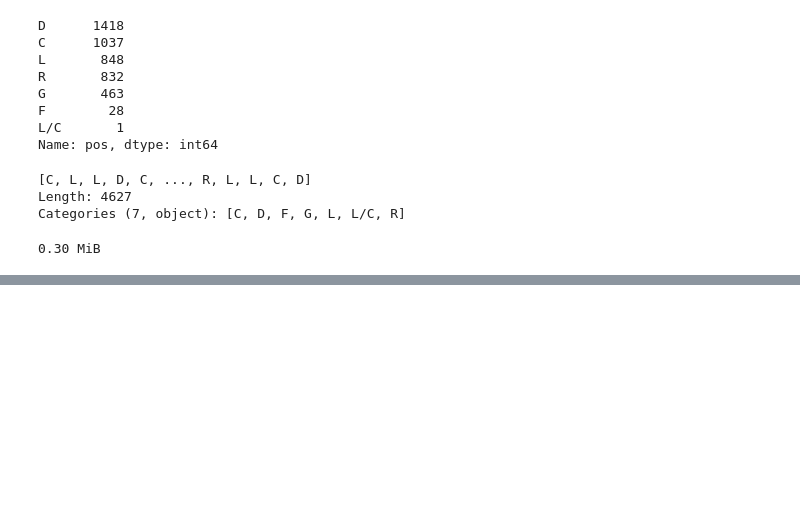
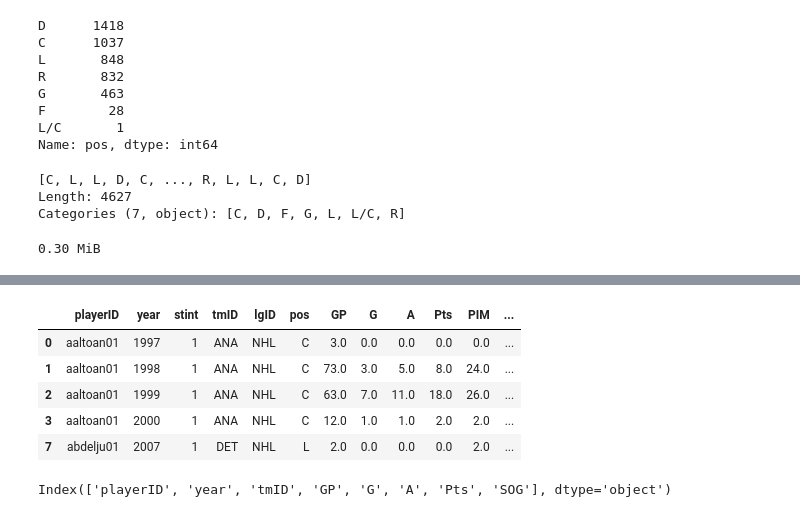
Before and after one commit to agu3rra/mynotes, a Jupyter notebook: DataAnalytics/advanced-pandas/main.ipynb, the cells around one changed output, grey strips where cells are left out. Drawn from its saved outputs; the diff is of its cells as text; code cells hidden in the pictures; blank space fills up the shorter version.

```diff
--- a/DataAnalytics/advanced-pandas/main.ipynb
+++ b/DataAnalytics/advanced-pandas/main.ipynb
@@ -125,0 +183,15 @@ mem_mib(master)
+# %%
+scoring.head()
+# %% [output]
+|  | playerID | year | stint | tmID | lgID | pos | GP | G | A | Pts | PIM | ... |
+| 0 | aaltoan01 | 1997 | 1 | ANA | NHL | C | 3.0 | 0.0 | 0.0 | 0.0 | 0.0 | ... |
+| 1 | aaltoan01 | 1998 | 1 | ANA | NHL | C | 73.0 | 3.0 | 5.0 | 8.0 | 24.0 | ... |
+| 2 | aaltoan01 | 1999 | 1 | ANA | NHL | C | 63.0 | 7.0 | 11.0 | 18.0 | 26.0 | ... |
+| 3 | aaltoan01 | 2000 | 1 | ANA | NHL | C | 12.0 | 1.0 | 1.0 | 2.0 | 2.0 | ... |
+| 7 | abdelju01 | 2007 | 1 | DET | NHL | L | 2.0 | 0.0 | 0.0 | 0.0 | 2.0 | ... |
+# %%
+# Filter further by column index; Remember: iloc is for number based indexing and loc is of label based.
+scoring = scoring.iloc[:, [0,1,3,6,7,8,9,14]]
+scoring.columns
+# %% [output]
+Index(['playerID', 'year', 'tmID', 'GP', 'G', 'A', 'Pts', 'SOG'], dtype='object')
```
Also changed, not shown: parts of 48 cells of this notebook, 26 other files.
